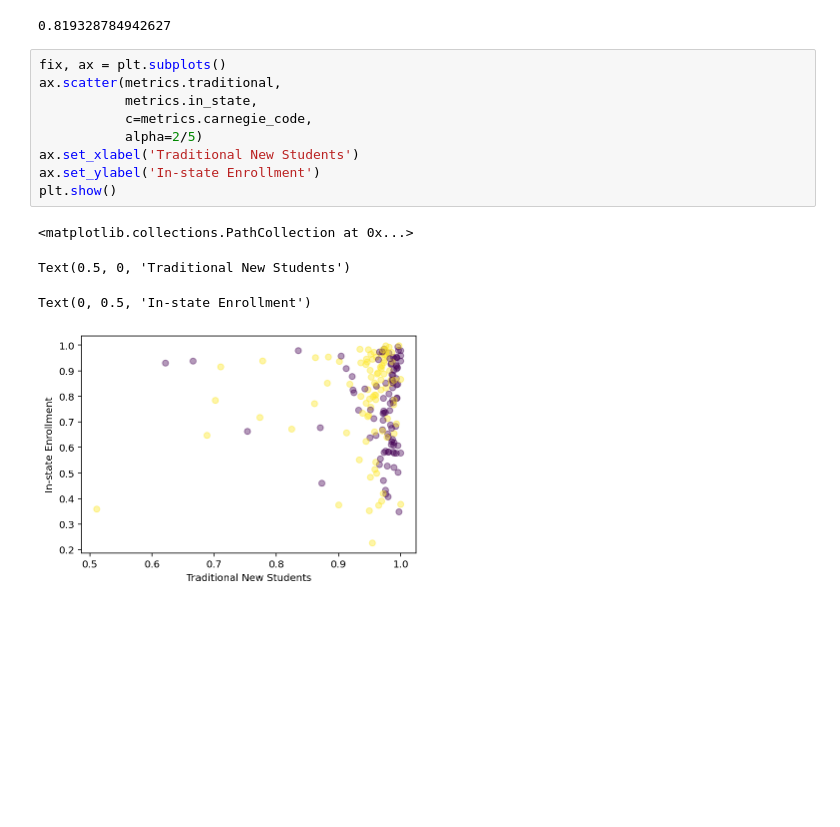
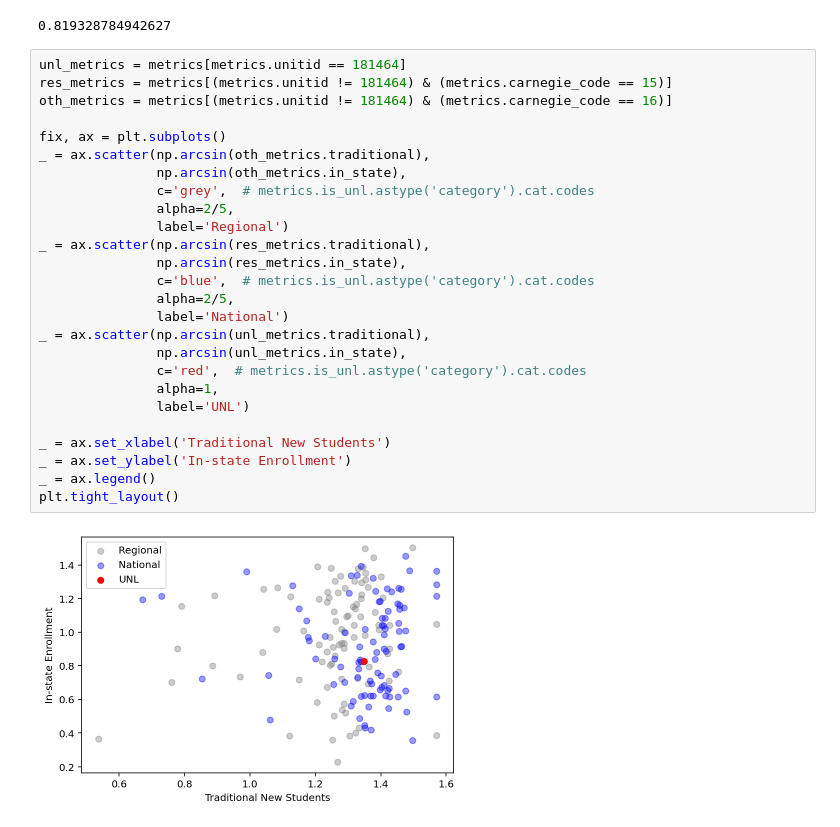
Before and after one commit to jasonpcasey/university-ug-profile, a Jupyter notebook: residency.ipynb, the cells around one changed output. Drawn from its saved outputs; the diff is of its cells as text; blank space fills up the shorter version.

```diff
--- a/residency.ipynb
+++ b/residency.ipynb
@@ -310,17 +315,31 @@ metrics.in_state.median()
 # %% [output]
 0.9725335836410522
 0.819328784942627
-# %%
-fix, ax = plt.subplots()
-ax.scatter(metrics.traditional,
-           metrics.in_state,
-           c=metrics.carnegie_code,
-           alpha=2/5)
-ax.set_xlabel('Traditional New Students')
-ax.set_ylabel('In-state Enrollment')
-plt.show()
-# %% [output]
-<matplotlib.collections.PathCollection at 0x...>
-Text(0.5, 0, 'Traditional New Students')
-Text(0, 0.5, 'In-state Enrollment')
-[figure, removed]
+# %%
+unl_metrics = metrics[metrics.unitid == 181464]
+res_metrics = metrics[(metrics.unitid != 181464) & (metrics.carnegie_code == 15)]
+oth_metrics = metrics[(metrics.unitid != 181464) & (metrics.carnegie_code == 16)]
+
+fix, ax = plt.subplots()
+_ = ax.scatter(np.arcsin(oth_metrics.traditional),
+               np.arcsin(oth_metrics.in_state),
+               c='grey',  # metrics.is_unl.astype('category').cat.codes
+               alpha=2/5,
+               label='Regional')
+_ = ax.scatter(np.arcsin(res_metrics.traditional),
+               np.arcsin(res_metrics.in_state),
+               c='blue',  # metrics.is_unl.astype('category').cat.codes
+               alpha=2/5,
+               label='National')
+_ = ax.scatter(np.arcsin(unl_metrics.traditional),
+               np.arcsin(unl_metrics.in_state),
+               c='red',  # metrics.is_unl.astype('category').cat.codes
+               alpha=1,
+               label='UNL')
+
+_ = ax.set_xlabel('Traditional New Students')
+_ = ax.set_ylabel('In-state Enrollment')
+_ = ax.legend()
+plt.tight_layout()
+# %% [output]
+[figure, added]
```
Also changed, not shown: parts of 1 cell of this notebook.
